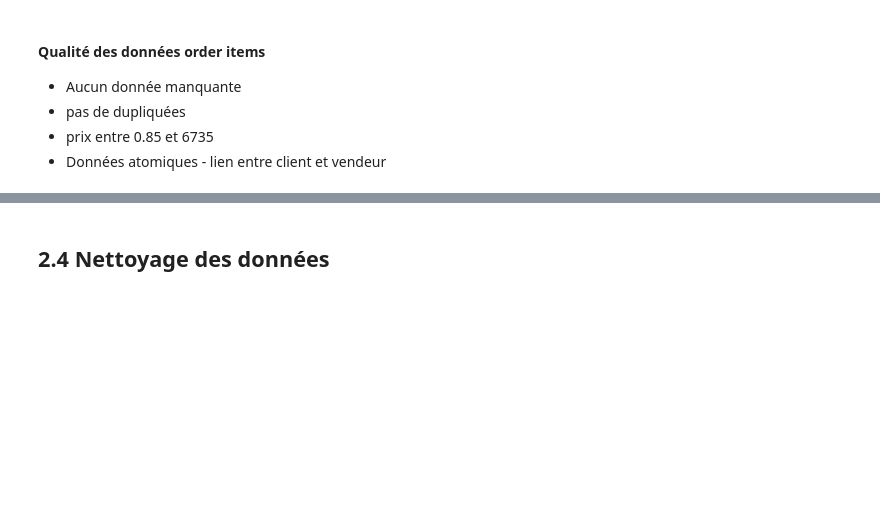
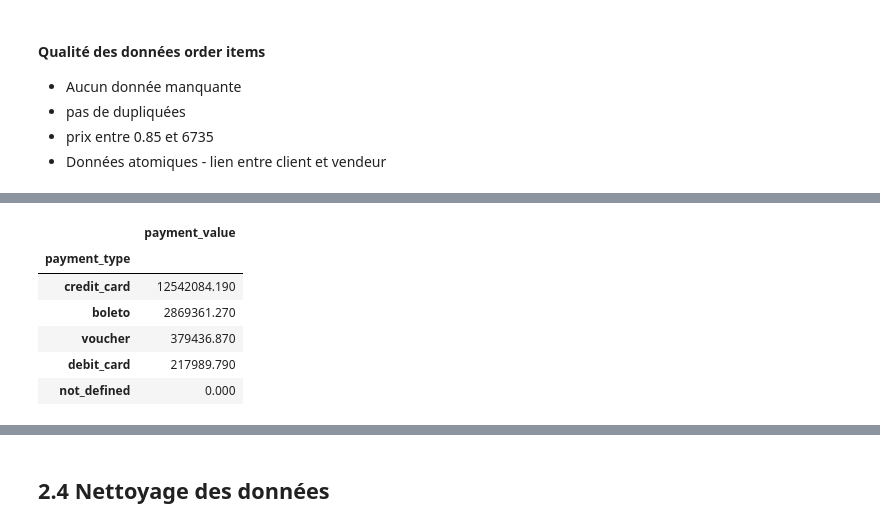
Before and after one commit to mrcreasey/oc-ds-p5-unsupervised-clustering, a Jupyter notebook: P5_01_analyse.ipynb, the cells around one changed output, grey strips where cells are left out. Drawn from its saved outputs; the diff is of its cells as text; code cells hidden in the pictures; blank space fills up the shorter version.

```diff
--- a/P5_01_analyse.ipynb
+++ b/P5_01_analyse.ipynb
@@ -437,0 +469,11 @@ order_items.duplicated(subset=['order_id','order_item_id']).sum()
+# %%
+order_payments.groupby('payment_type').agg(
+    {'payment_value': sum}).sort_values(by='payment_value', ascending=False)
+# %% [output]
+|  | payment_value |
+| payment_type |  |
+| credit_card | 12542084.190 |
+| boleto | 2869361.270 |
+| voucher | 379436.870 |
+| debit_card | 217989.790 |
+| not_defined | 0.000 |
```
Also changed, not shown: parts of 10 cells of this notebook.
